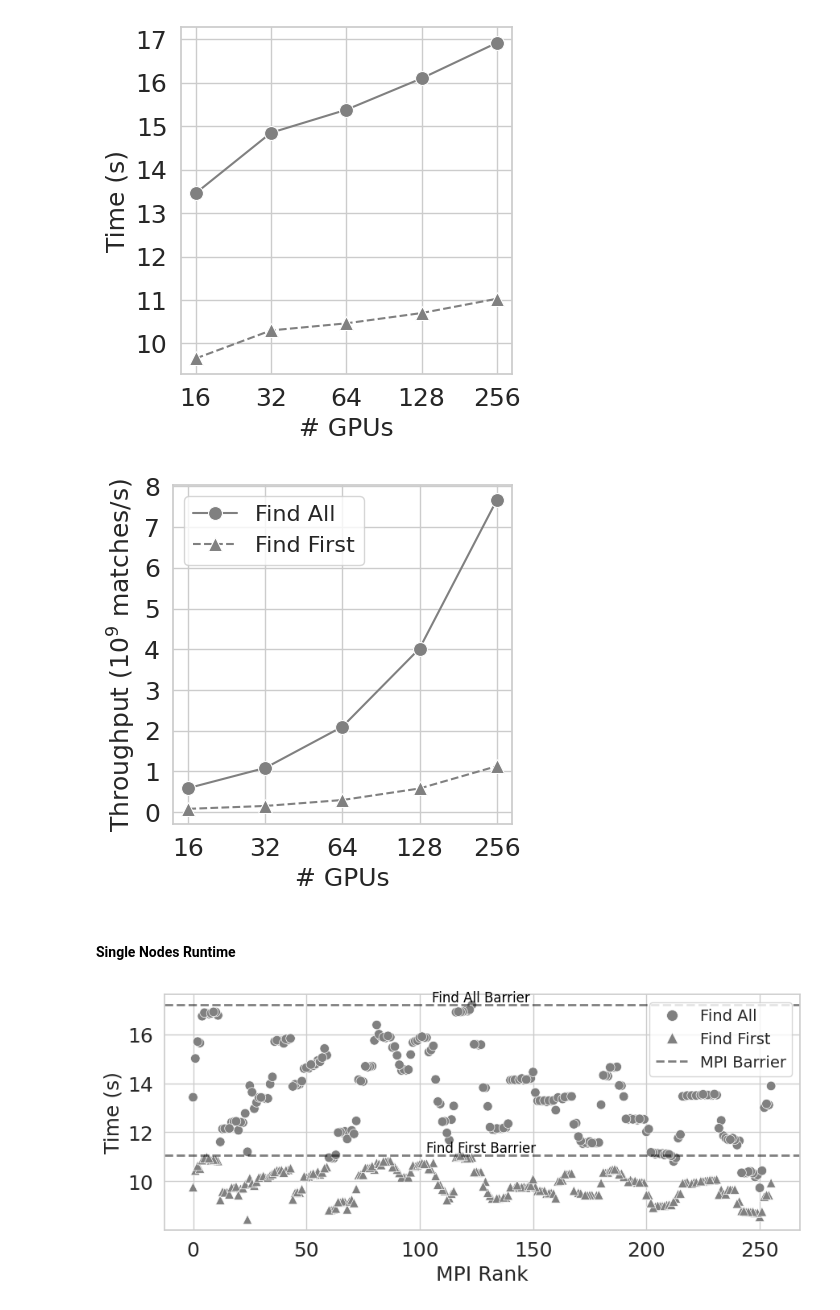
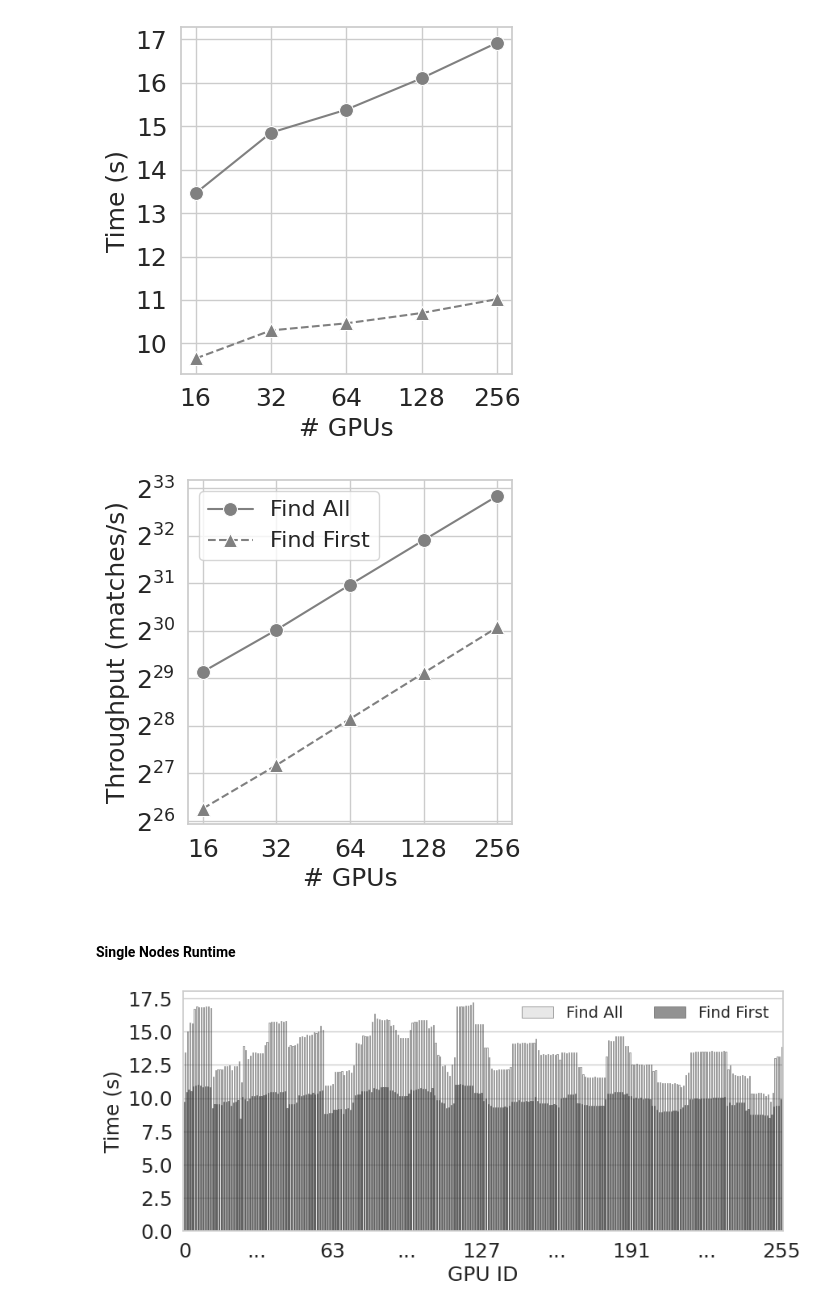
Before and after one commit to antonio-decaro/SIGMo, a Jupyter notebook: 4_produce_plot.ipynb, the cells around one changed output. Cells and saved outputs as stored; diff of their text form; code cells hidden in the pictures.

```diff
--- a/4_produce_plot.ipynb
+++ b/4_produce_plot.ipynb
@@ -1079,12 +1170,12 @@ g = sns.lineplot(data=df[~df['find-all']], x='nodes', y='throughput', ax=axs, ma
 axs.set_xticks(df['nodes'].unique())
 axs.set_xscale('log', base=2)
 axs.set_xticklabels([str(int(x)*4) for x in axs.get_xticks()])
-# axs.set_yscale('log', base=2, subs=[2, 3, 4, 5, 6, 7, 8, 9])
+axs.set_yscale('log', base=2, subs=[2, 3, 4, 5, 6, 7, 8, 9])
 axs.set_ylabel('Throughput (matches/s)')
 axs.set_xlabel('# GPUs')
 
-axs.yaxis.set_major_formatter(ticker.FuncFormatter(billions_formatter))
-axs.set_ylabel(r'Throughput ($10^{9}$ matches/s)')  # or "Throughput (billions of matches/s)"
+# axs.yaxis.set_major_formatter(ticker.FuncFormatter(billions_formatter))
+axs.set_ylabel(r'Throughput (matches/s)')  # or "Throughput (billions of matches/s)"
 axs.legend(loc='upper left', fontsize=FONTSIZE-2)
 set_font_size(axs, FONTSIZE)
 
@@ -1092,7 +1183,7 @@ fig.tight_layout()
 fig.savefig('./out/plots/sigmo_mpi_throughput.pdf')
 fig.show()
 # %% [output]
-[figure, old version]
+[figure, new version]
 # %% [markdown]
 #### Single Nodes Runtime
 # %%
@@ -1120,36 +1211,60 @@ for file in glob.glob('./out/SIGMO/logs/sigmo_mpi/sigmo_mpi_64*.log'):
 
 df['time'] = df['time'].astype(int) / 1000
 df['rank'] = df['rank'].astype(int)
+
+# Ensure the 'rank' column contains all values from 0 to 255
+all_ranks = pd.DataFrame(columns=['rank', 'find-all'])
+for i in range(256):
+    all_ranks.loc[len(all_ranks)] = [i, False]
+    all_ranks.loc[len(all_ranks)] = [i, True]
+
+# Merge with the existing DataFrame to identify missing ranks
+df = pd.merge(all_ranks, df, on=['rank', 'find-all'], how='left')
+
+df['time'] = df.groupby('find-all')['time'].ffill()
 # %%
 FONTSIZE = 18
 
 fig, axs = plt.subplots(figsize=(9, 4))
 
-sns.scatterplot(data=df, x='rank', y='time', style='find-all', ax=axs, color='gray', markers=['^', 'o'], alpha=1, s=70, linewidth=0.5)
+df.to_csv('tmp.csv', index=False)
+
+# sns.scatterplot(data=df, x='rank', y='time', style='find-all', ax=axs, color='gray', markers=['^', 'o'], alpha=1, s=70, linewidth=0.5)
+sns.barplot(data=df, x='rank', y='time', hue='find-all', hue_order=[False, True], ax=axs, palette='dark:lightgray', alpha=.5, edgecolor='black', linewidth=0.5, dodge=True)
 
 # Add horizontal lines for the highest dot in both 'find-all' and 'not'
 max_time_find_all = df[df['find-all'] == True]['time'].max()
 max_time_not_find_all = df[df['find-all'] == False]['time'].max()
 
 
-axs.axhline(max_time_find_all, linestyle='--', label='Max find-all', color='black', linewidth=2, alpha=0.5)
-axs.text(255//2, max_time_find_all, f'Find All Barrier', ha='center', va='bottom', fontsize=FONTSIZE-6, color='black')
-axs.axhline(max_time_not_find_all, linestyle='--', label='Max not find-all', color='black', linewidth=2, alpha=0.5)
-axs.text(255//2, max_time_not_find_all, f'Find First Barrier', ha='center', va='bottom', fontsize=FONTSIZE-6, color='black')
+# axs.axhline(max_time_find_all, linestyle='--', label='Max find-all', color='tab:red', linewidth=2, alpha=1)
+# axs.text(255//2, max_time_find_all, f'Find All Barrier', ha='center', va='bottom', fontsize=FONTSIZE-6, color='black')
+# axs.axhline(max_time_not_find_all, linestyle='--', label='Max not find-all', color='tab:red', linewidth=2, alpha=1)
+# axs.text(255//2, max_time_not_find_all, f'Find First Barrier', ha='center', va='bottom', fontsize=FONTSIZE-6, color='black')
 
 # get legend handles
-handles, labels = axs.get_legend_handles_labels()
-handles[0].set_markersize(10)
-handles[1].set_markersize(10)
-handles[0], handles[1] = handles[1], handles[0]
-axs.legend(handles[:3], ['Find All', 'Find First', 'MPI Barrier'], loc='upper right', fontsize=FONTSIZE-4)
+axs.set_xticks([0, 31, 63, 95, 127, 159, 191, 223, 255])
+axs.set_xticklabels([0, '...', 63, '...', 127, '...', 191, '...', 255])
 
-axs.set_xlabel('MPI Rank')
+axs.set_xlabel('GPU ID')
 axs.set_ylabel('Time (s)')
 set_font_size(axs, FONTSIZE)
+
+handles, labels = axs.get_legend_handles_labels()
+# handles[0].set_markersize(10)
+# handles[1].set_markersize(10)
+handles[0], handles[1] = handles[1], handles[0]
+
+# display the legend in a single row
+# axs.legend(handles[:2], ['Find All', 'Find First', 'MPI Barrier'],
+#            loc='upper center', fontsize=FONTSIZE-4, ncol=4,
+#            bbox_to_anchor=(0.5, 1.15), frameon=False)
+
+axs.legend(handles[:2], ['Find All', 'Find First'],
+           loc='upper right', fontsize=FONTSIZE-4, ncol=2, frameon=False)
 
 fig.tight_layout()
 fig.savefig('./out/plots/sigmo_mpi_barrier.pdf', dpi=300)
 fig.show()
 # %% [output]
-[figure, old version]
+[figure, new version]
```
Also changed, not shown: parts of 9 cells of this notebook.
